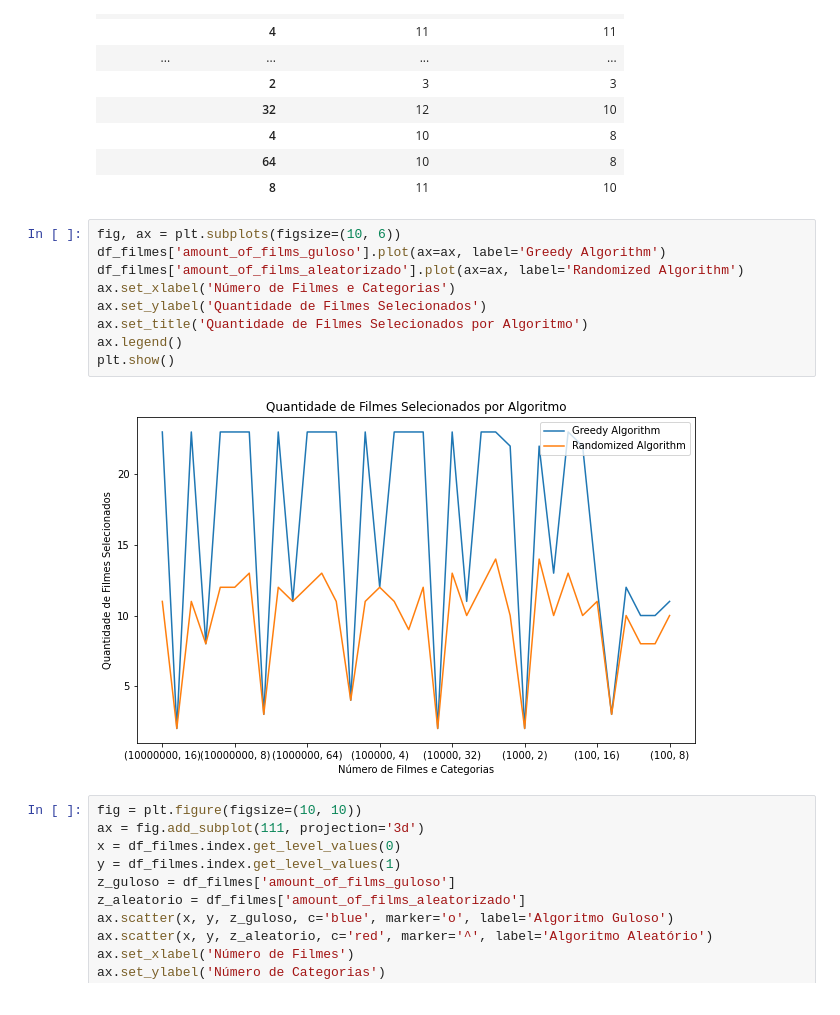
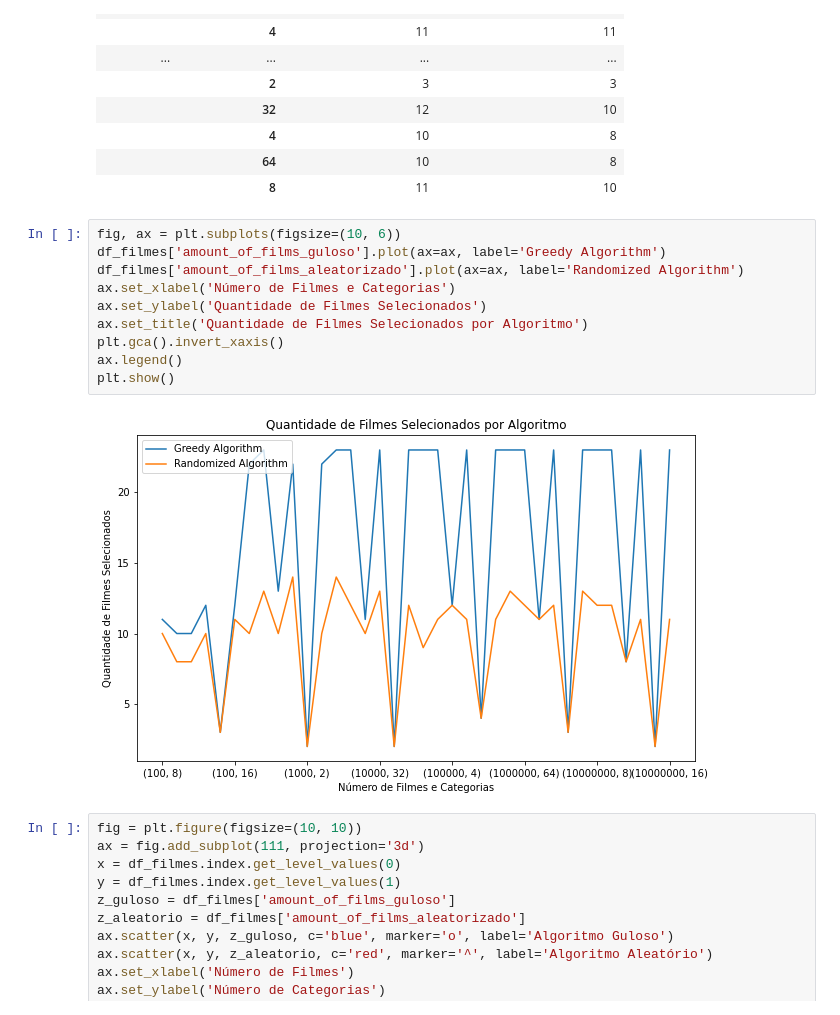
Before and after one commit to josermf2/maratonaFilmesSuperComp, a Jupyter notebook: relatorioParcial.ipynb, the cells around one changed output. Drawn from its saved outputs; the diff is of its cells as text.

```diff
--- a/relatorioParcial.ipynb
+++ b/relatorioParcial.ipynb
@@ -464,14 +488,15 @@ df_filmes
 # %%
 fig, ax = plt.subplots(figsize=(10, 6))
 df_filmes['amount_of_films_guloso'].plot(ax=ax, label='Greedy Algorithm')
 df_filmes['amount_of_films_aleatorizado'].plot(ax=ax, label='Randomized Algorithm')
 ax.set_xlabel('Número de Filmes e Categorias')
 ax.set_ylabel('Quantidade de Filmes Selecionados')
 ax.set_title('Quantidade de Filmes Selecionados por Algoritmo')
+plt.gca().invert_xaxis()
 ax.legend()
 plt.show()
 # %% [output]
-[figure, old version]
+[figure, new version]
 # %%
 fig = plt.figure(figsize=(10, 10))
 ax = fig.add_subplot(111, projection='3d')
```
Also changed, not shown: parts of 9 cells of this notebook, 5 other files.
